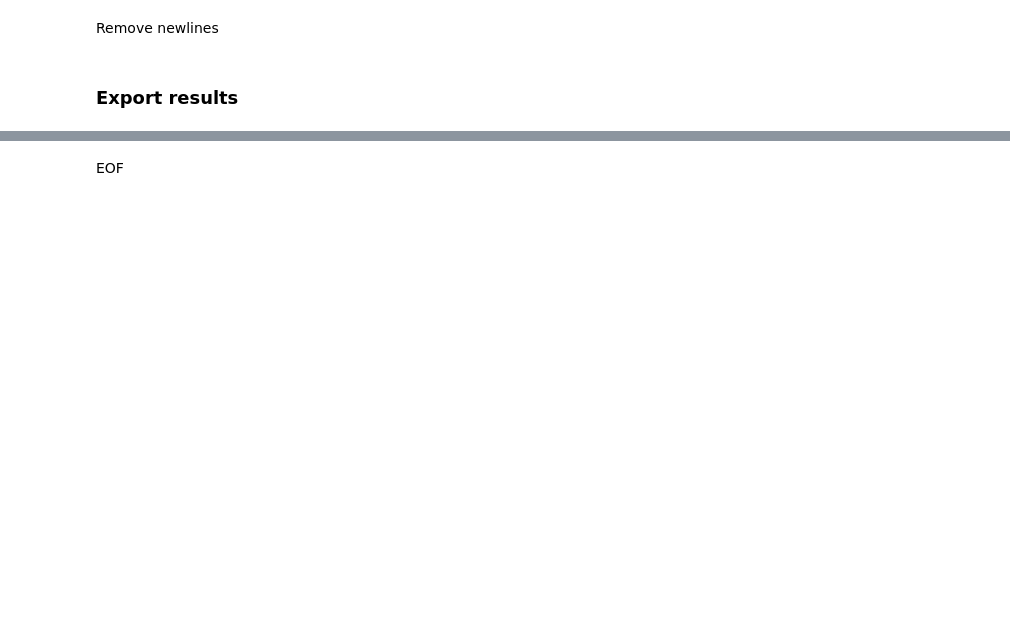
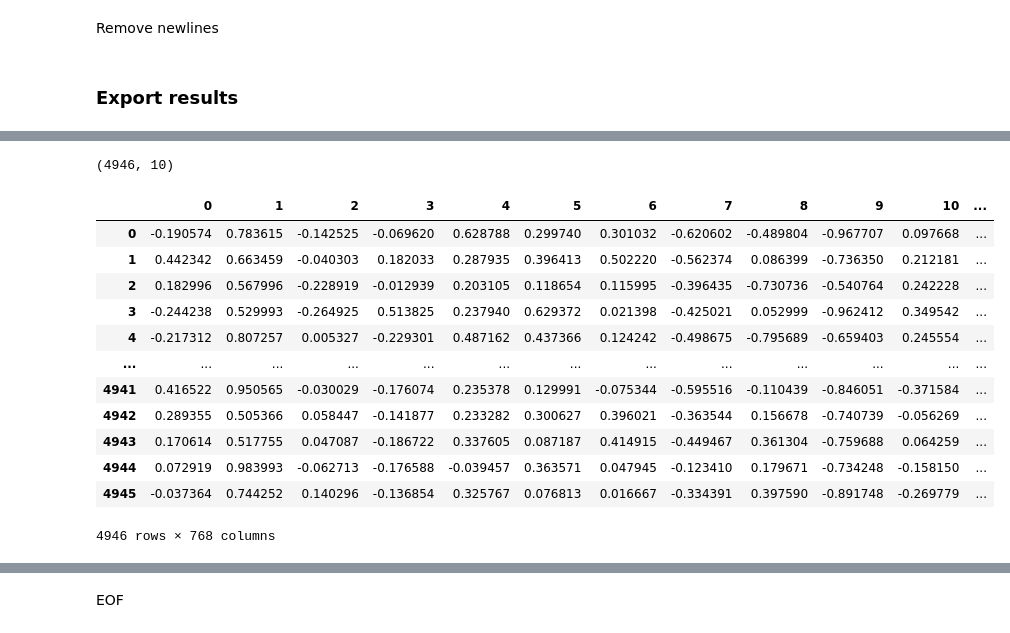
Before and after one commit to sodalabsio/knowledge-mapper, a Jupyter notebook: notebooks/knowledge_mapper.ipynb, the cells around one changed output, grey strips where cells are left out. Saved outputs shown, nothing was run; the diff lists cells and outputs as text; code cells hidden in the pictures; blank space fills up the shorter version.

Commit message:
monash unit explorer

```diff
--- a/notebooks/knowledge_mapper.ipynb
+++ b/notebooks/knowledge_mapper.ipynb
@@ -261,0 +288,2 @@ df_txt.to_csv("unit_synopsis_embeddings.csv", index=False)
+# %%
+df_txt['UNIT_LEARNING_OUTCOME_TIDY'] = df_txt['UNIT_LEARNING_OUTCOME'].apply(lambda x: apply_filter(x))
@@ -261,0 +305,26 @@ df_txt.to_csv("unit_synopsis_embeddings.csv", index=False)
+# %%
+df_txt = df_txt.loc[df_txt.UNIT_LEARNING_OUTCOME_TIDY != "", :]
+# %%
+df_txt.shape
+# %% [output]
+(4946, 10)
+# %%
+df_txt['embeddings'] = df_txt['UNIT_LEARNING_OUTCOME_TIDY'].apply(lambda x: get_bert_embeddings(x, model))
+# %%
+df_embeddings = pd.DataFrame(df_txt["embeddings"].to_list())
+# %%
+df_embeddings
+# %% [output]
+|  | 0 | 1 | 2 | 3 | 4 | 5 | 6 | 7 | 8 | 9 | 10 | ... |
+| 0 | -0.190574 | 0.783615 | -0.142525 | -0.069620 | 0.628788 | 0.299740 | 0.301032 | -0.620602 | -0.489804 | -0.967707 | 0.097668 | ... |
+| 1 | 0.442342 | 0.663459 | -0.040303 | 0.182033 | 0.287935 | 0.396413 | 0.502220 | -0.562374 | 0.086399 | -0.736350 | 0.212181 | ... |
+| 2 | 0.182996 | 0.567996 | -0.228919 | -0.012939 | 0.203105 | 0.118654 | 0.115995 | -0.396435 | -0.730736 | -0.540764 | 0.242228 | ... |
+| 3 | -0.244238 | 0.529993 | -0.264925 | 0.513825 | 0.237940 | 0.629372 | 0.021398 | -0.425021 | 0.052999 | -0.962412 | 0.349542 | ... |
+| 4 | -0.217312 | 0.807257 | 0.005327 | -0.229301 | 0.487162 | 0.437366 | 0.124242 | -0.498675 | -0.795689 | -0.659403 | 0.245554 | ... |
+| ... | ... | ... | ... | ... | ... | ... | ... | ... | ... | ... | ... | ... |
+| 4941 | 0.416522 | 0.950565 | -0.030029 | -0.176074 | 0.235378 | 0.129991 | -0.075344 | -0.595516 | -0.110439 | -0.846051 | -0.371584 | ... |
+| 4942 | 0.289355 | 0.505366 | 0.058447 | -0.141877 | 0.233282 | 0.300627 | 0.396021 | -0.363544 | 0.156678 | -0.740739 | -0.056269 | ... |
+| 4943 | 0.170614 | 0.517755 | 0.047087 | -0.186722 | 0.337605 | 0.087187 | 0.414915 | -0.449467 | 0.361304 | -0.759688 | 0.064259 | ... |
+| 4944 | 0.072919 | 0.983993 | -0.062713 | -0.176588 | -0.039457 | 0.363571 | 0.047945 | -0.123410 | 0.179671 | -0.734248 | -0.158150 | ... |
+| 4945 | -0.037364 | 0.744252 | 0.140296 | -0.136854 | 0.325767 | 0.076813 | 0.016667 | -0.334391 | 0.397590 | -0.891748 | -0.269779 | ... |
+4946 rows × 768 columns
```
Also changed, not shown: parts of 21 cells of this notebook, 22 other files.
